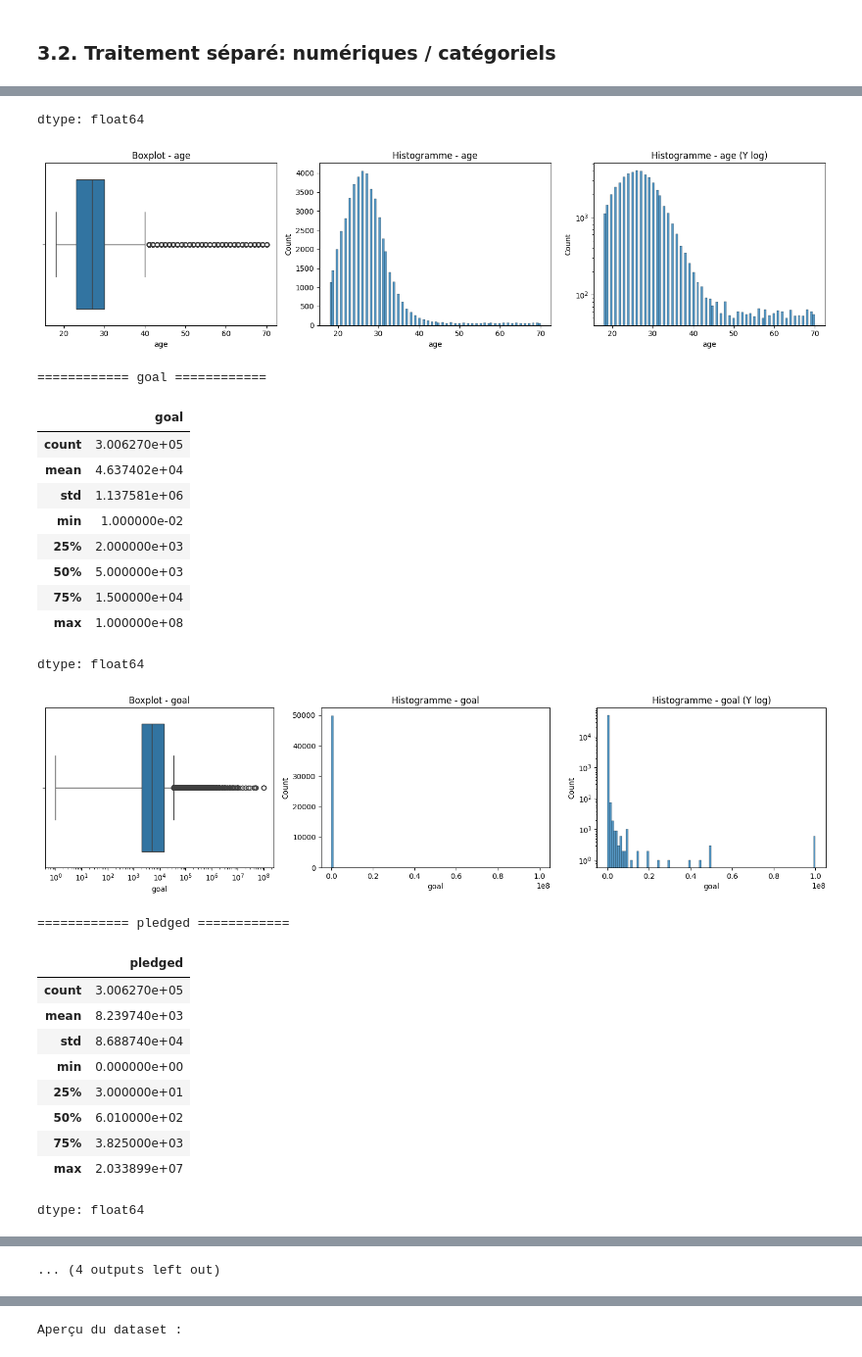
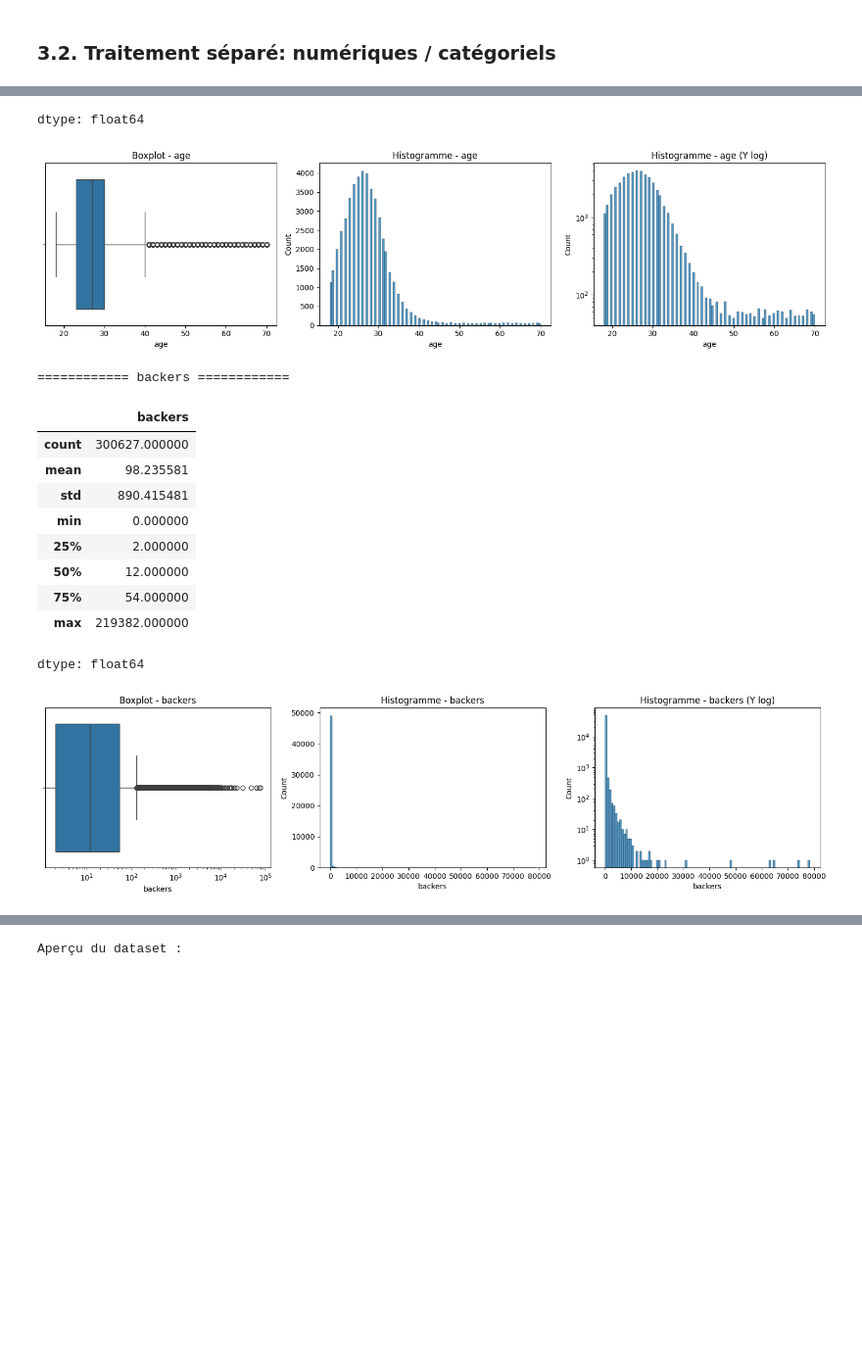
Before and after one commit to olfabre/AMS-Application-BI-V2, a Jupyter notebook: BI_V2.ipynb, the cells around one changed output, grey strips where cells are left out. Shown at 98% size. Saved outputs shown, nothing was run; the diff lists cells and outputs as text; code cells hidden in the pictures; blank space fills up the shorter version.

```diff
--- a/BI_V2.ipynb
+++ b/BI_V2.ipynb
@@ -107,7 +109,7 @@ import seaborn as sns
 
 df = pd.read_csv("ks-projects.csv", encoding='latin1')
 
-numeric_cols = ['age', 'goal', 'pledged', 'backers']
+numeric_cols = ['age', 'backers']
 
 for col in numeric_cols:
     print("============", col, "============")
@@ -135,52 +137,41 @@ for col in numeric_cols:
     # 2. Histogramme normal
     # -------------------------------------------------------------------
     plt.subplot(1,3,2)
     sns.histplot(sample, bins=100)
     plt.title(f"Histogramme - {col}")
 
     # -------------------------------------------------------------------
     # 3. Histogramme avec Y-log (OPTION)
     # -------------------------------------------------------------------
     plt.subplot(1,3,3)
     sns.histplot(sample, bins=100)
     plt.yscale("log")         # log sur l’axe Y (option demandée)
     plt.title(f"Histogramme - {col} (Y log)")
 
     plt.tight_layout()
     plt.show()
 # %% [output]
 ============ age ============
 |  | age |
 | count | 300627.000000 |
 | mean | 27.620044 |
 | std | 7.206378 |
 | min | 18.000000 |
 | 25% | 23.000000 |
 | 50% | 27.000000 |
 | 75% | 30.000000 |
 | max | 70.000000 |
 dtype: float64
 [figure]
-============ goal ============
+============ backers ============
-|  | goal |
-| count | 3.006270e+05 |
-| mean | 4.637402e+04 |
-| std | 1.137581e+06 |
-| min | 1.000000e-02 |
-| 25% | 2.000000e+03 |
-| 50% | 5.000000e+03 |
-| 75% | 1.500000e+04 |
-| max | 1.000000e+08 |
+|  | backers |
+| count | 300627.000000 |
+| mean | 98.235581 |
+| std | 890.415481 |
+| min | 0.000000 |
+| 25% | 2.000000 |
+| 50% | 12.000000 |
+| 75% | 54.000000 |
+| max | 219382.000000 |
 dtype: float64
-[figure, old version]
+[figure, new version]
-============ pledged ============
-|  | pledged |
-| count | 3.006270e+05 |
-| mean | 8.239740e+03 |
-| std | 8.688740e+04 |
-| min | 0.000000e+00 |
-| 25% | 3.000000e+01 |
-| 50% | 6.010000e+02 |
-| 75% | 3.825000e+03 |
-| max | 2.033899e+07 |
-dtype: float64
@@ -188 +177,0 @@ dtype: float64
-... (4 outputs left out)
```
Also changed, not shown: parts of 3 cells of this notebook.
